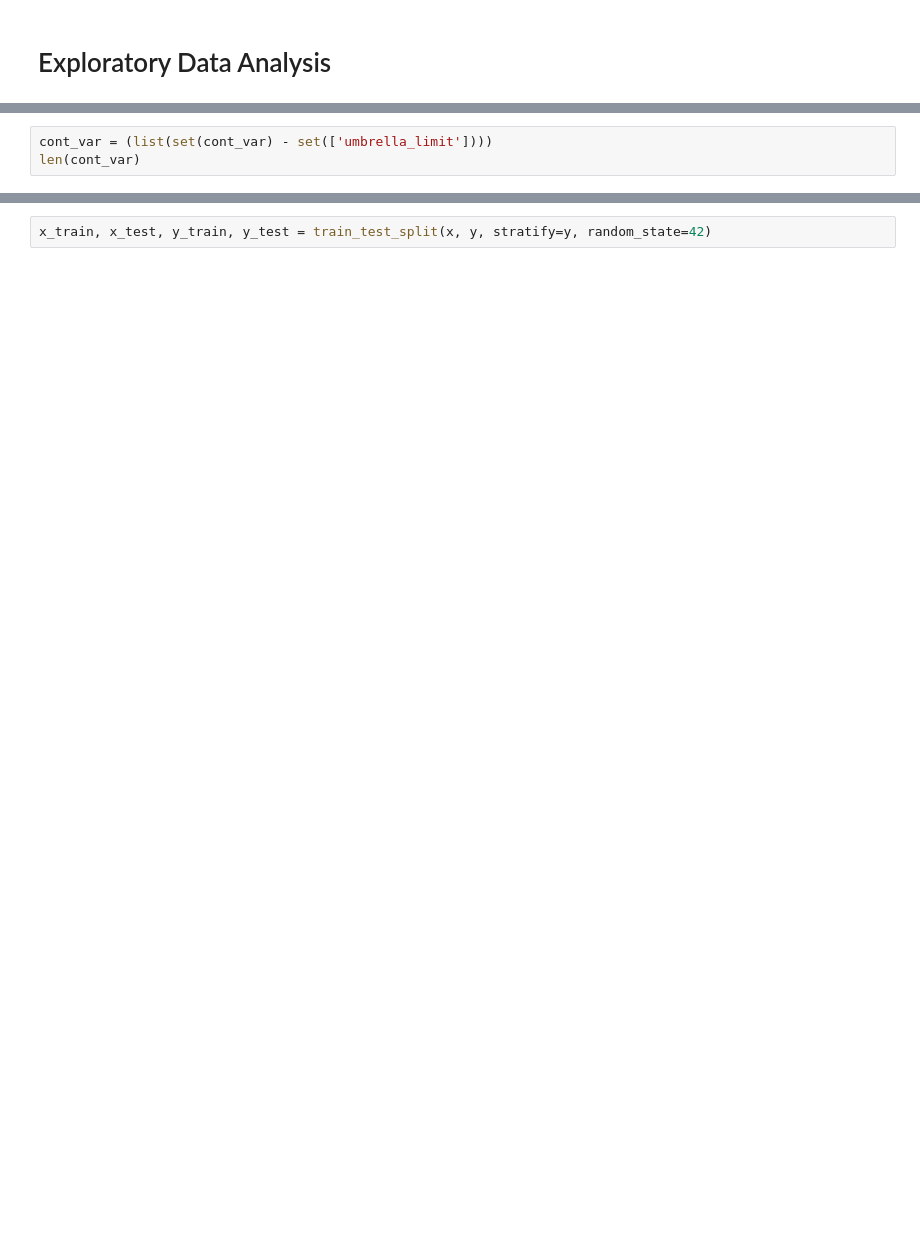
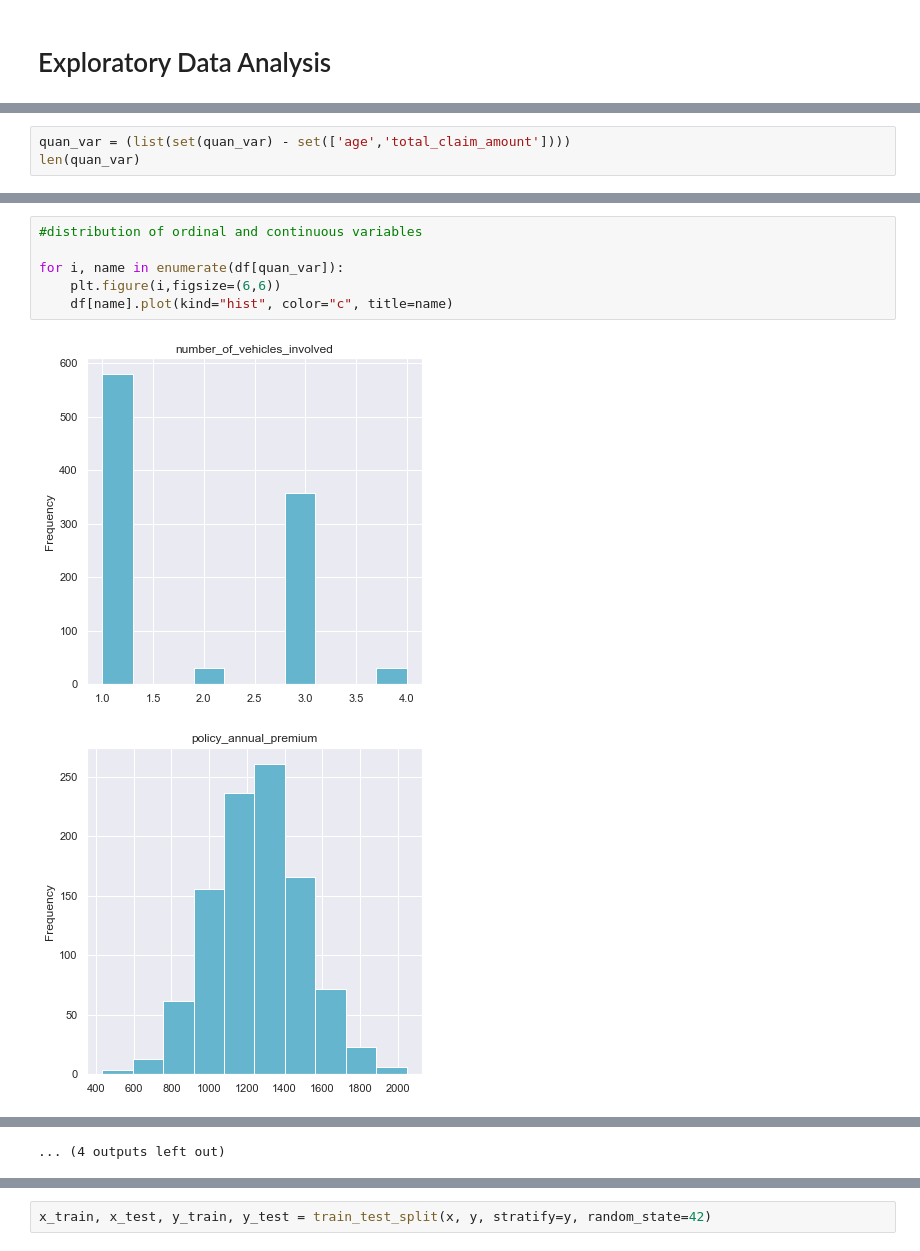
Before and after one commit to dineshbiswal/Insurance_fraud_detection, a Jupyter notebook: Insurance_Fraud_modelling.ipynb, the cells around one changed output, grey strips where cells are left out. Drawn from its saved outputs; the diff is of its cells as text; blank space fills up the shorter version.

```diff
--- a/Insurance_Fraud_modelling.ipynb
+++ b/Insurance_Fraud_modelling.ipynb
@@ -340,4 +304,4 @@ df.drop('umbrella_limit', axis=1, inplace=True)
 # %%
-cont_var = (list(set(cont_var) - set(['umbrella_limit'])))
-len(cont_var)
+quan_var = (list(set(quan_var) - set(['age','total_claim_amount'])))
+len(quan_var)
 # %% [output]
@@ -344,0 +355,9 @@ len(cont_var)
+# %%
+#distribution of ordinal and continuous variables
+
+for i, name in enumerate(df[quan_var]):
+    plt.figure(i,figsize=(6,6))
+    df[name].plot(kind="hist", color="c", title=name)
+# %% [output]
+[figure, added]
+[figure, added]
@@ -344,0 +374 @@ len(cont_var)
+... (4 outputs left out)
```
Also changed, not shown: parts of 126 cells of this notebook, 4 other files.
